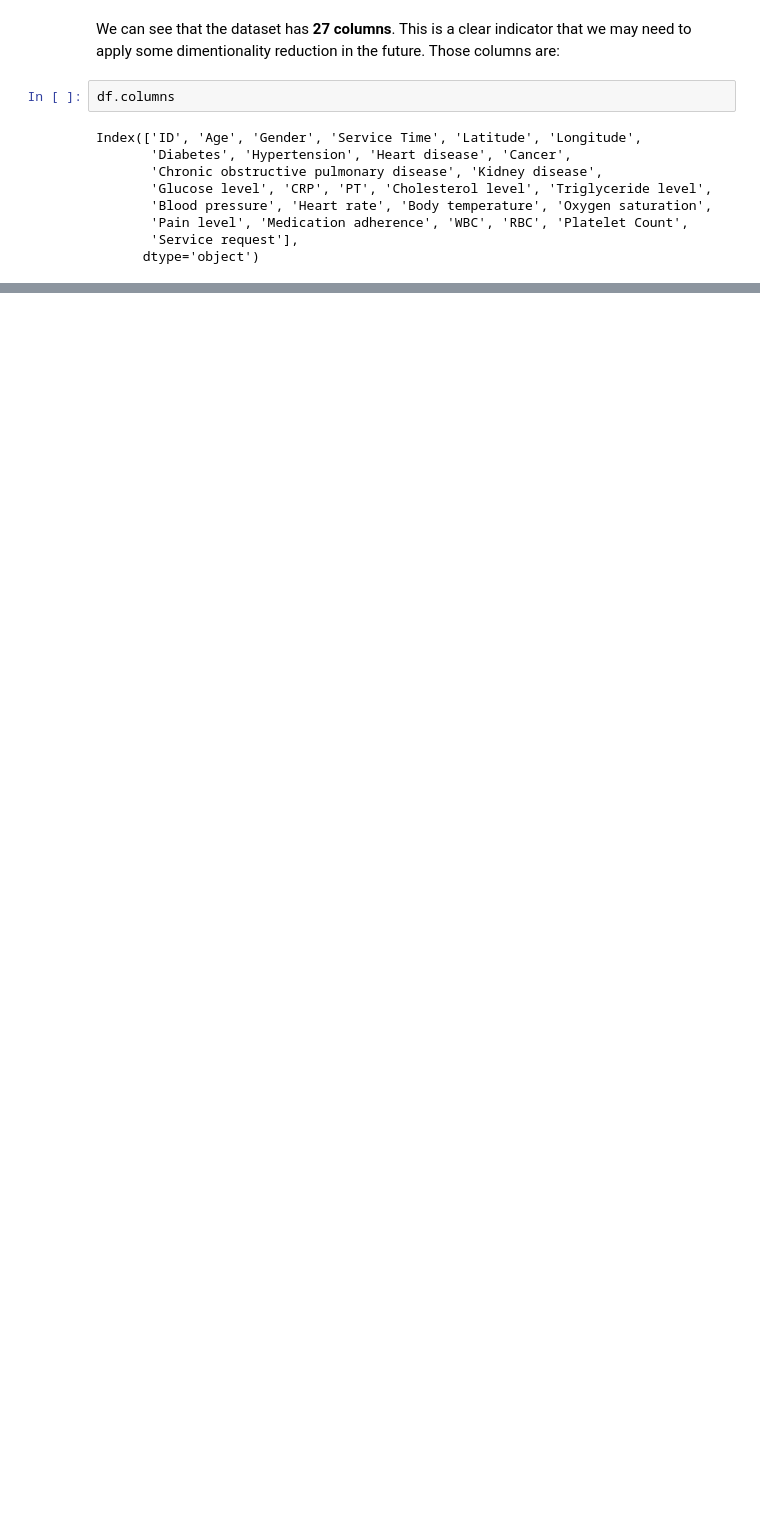
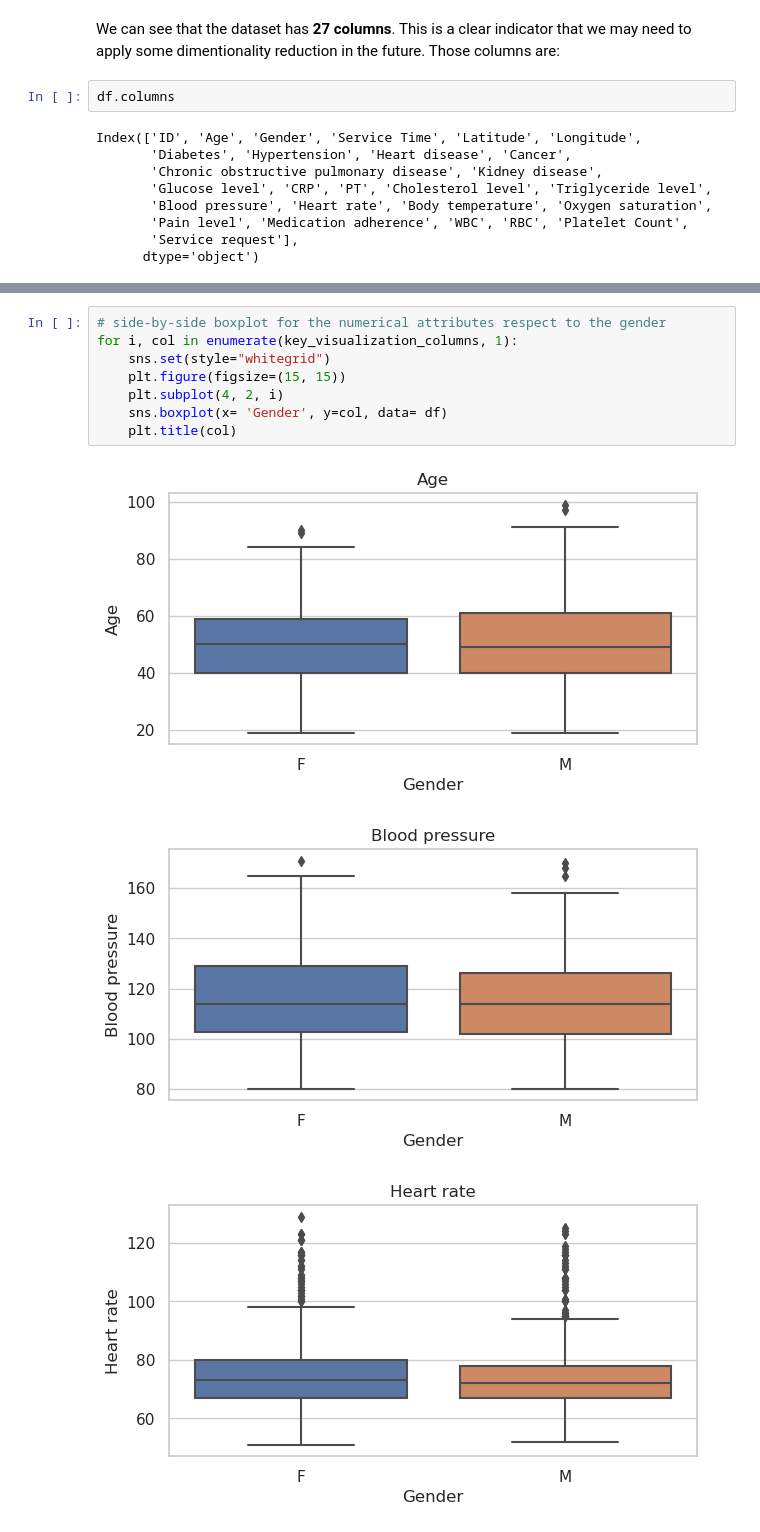
Before and after one commit to MaabChaoui/Team_Anonymous_Data_Mining, a Jupyter notebook: notebook.ipynb, the cells around one changed output, grey strips where cells are left out. Saved outputs shown, nothing was run; the diff lists cells and outputs as text; blank space fills up the shorter version.

```diff
--- a/notebook.ipynb
+++ b/notebook.ipynb
@@ -68,0 +204,12 @@ Index(['ID', 'Age', 'Gender', 'Service Time', 'Latitude', 'Longitude',
+# %%
+# side-by-side boxplot for the numerical attributes respect to the gender
+for i, col in enumerate(key_visualization_columns, 1):
+    sns.set(style="whitegrid")
+    plt.figure(figsize=(15, 15))
+    plt.subplot(4, 2, i)
+    sns.boxplot(x= 'Gender', y=col, data= df)
+    plt.title(col)
+# %% [output]
+[figure, added]
+[figure, added]
+[figure, added]
```
Also changed, not shown: parts of 46 cells of this notebook, 1 other file.
